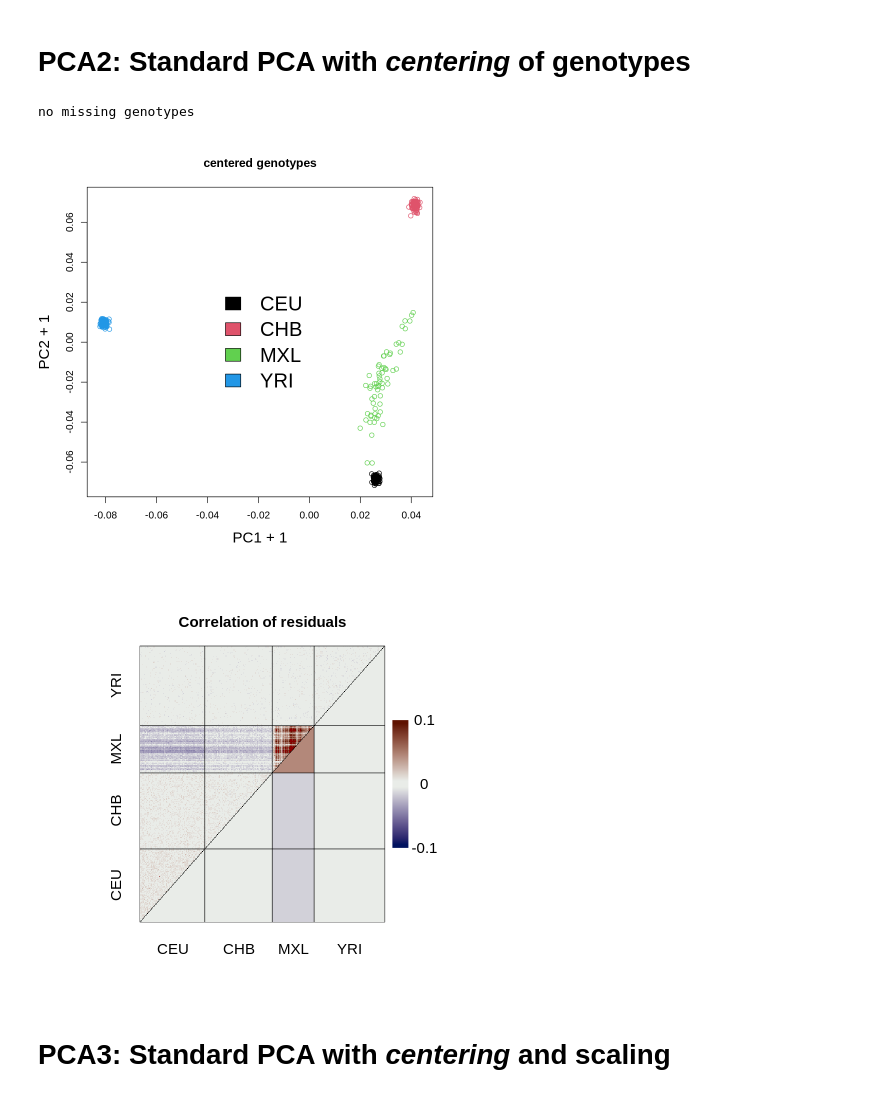
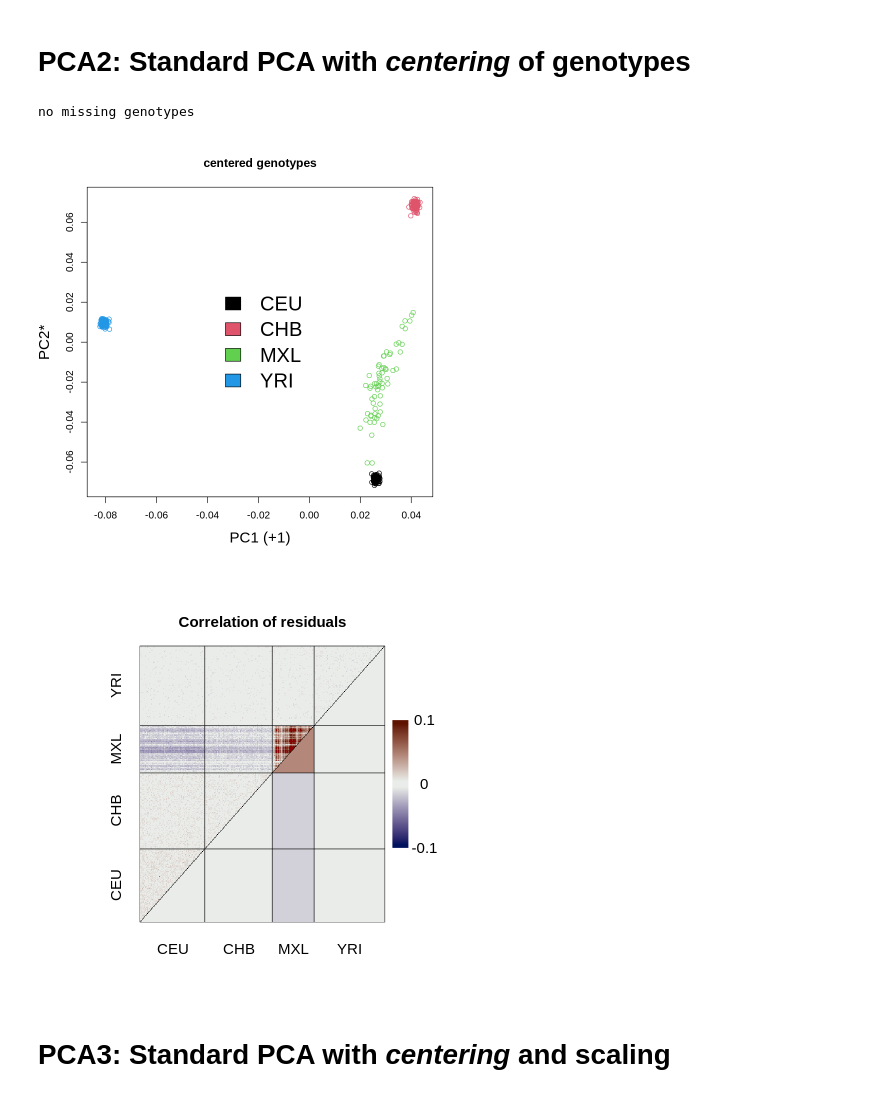
Before and after one commit to popgenDK/evalPopStructure, a Jupyter notebook: evalPCA.ipynb, the cells around one changed output. Saved outputs shown, nothing was run; the diff lists cells and outputs as text; code cells hidden in the pictures.

```diff
--- a/evalPCA.ipynb
+++ b/evalPCA.ipynb
@@ -67,15 +64,15 @@ no missing genotypes
 # %%
 
  pca2 <-  makePCA(g,method="standard",center=TRUE,scale=FALSE)
- plot(pca2$vectors[,1:2],col=pop,xlab="PC1 + 1",ylab="PC2 + 1",cex.lab=1.5,main="centered genotypes")
+ plot(pca2$vectors[,1:2],col=pop,xlab="PC1 (+1)",ylab="PC2*",cex.lab=1.5,main="centered genotypes")
  legend("center",fill=1:4,levels(pop),cex=2,bty="n")
 
 
  res2 <- evalPCA(pca2,k=2)
  plotCorRes(res2$corres, pop,max=0.1)
 # %% [output]
 no missing genotypes
-[figure, old version]
+[figure, new version]
 [figure]
 # %% [markdown]
 # PCA3: Standard PCA with *centering* and scaling
```
Also changed, not shown: parts of 12 cells of this notebook.
